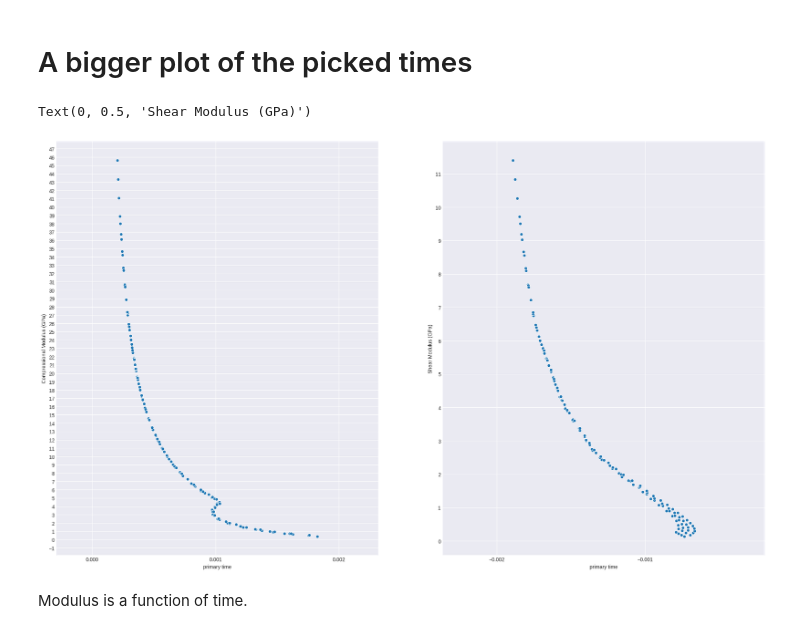
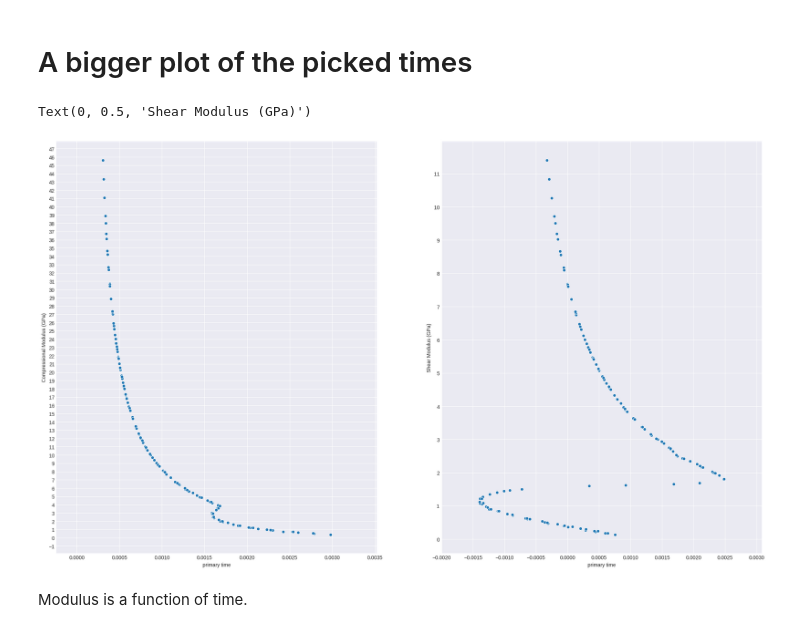
Before and after one commit to navaneethakumar-balasubramanian/rhino_theory, a Jupyter notebook: notebooks/Modeling.ipynb, the cells around one changed output. Saved outputs shown, nothing was run; the diff lists cells and outputs as text; code cells hidden in the pictures.

```diff
--- a/notebooks/Modeling.ipynb
+++ b/notebooks/Modeling.ipynb
@@ -201,23 +226,26 @@ ROCK_RHO_RANGE = (1500, 3000 + 500, 500) # range of the density modeling
 alpha_range = np.arange(*ROCK_ALPHA_RANGE)
 RHO_RANGE = np.arange(*ROCK_RHO_RANGE)
 
-window = 210
+window = 310
 axial_delays = []
 axial_modulus = []
 axial_right_to_left_ratio = []
 axial_center_to_left_ratio = []
 
 
-pipe = Pipe(Rb=Rb, alpha=PIPE_ALPHA, rho=PIPE_RHO, beta=PIPE_BETA)
-wavelets = []
+pipe = Pipe(Rb=Rb, alpha=PIPE_ALPHA, rho=PIPE_RHO, beta=PIPE_BETA, contact_factor=CONTACT_FACTOR_AXIAL)
+
+axial_wavelets = []
 for a, r in tqdm(product(alpha_range, RHO_RANGE), total=len(list(product(alpha_range, RHO_RANGE)))):
     rock = Rock(alpha=a, beta=a, rho=r)
     theoretical = TheoreticalWavelet(pipe, rock, component='axial', nyquist=5000, filterby=BANDPASS_FILTER)
     time = theoretical.get_time_range_for_window(WINDOW)/1000
 
-    w = getattr(theoretical, 'primary_in_time_domain')(window=None, filtered=False)
-    w += theoretical.pegleg_effect(delay_in_ms=DELAY_BITSUB_AXIAL, RC=RC_AXIAL, window=None)
-
+    w = getattr(theoretical, 'primary_in_time_domain')(window=None, filtered=False, skip_derivative=True)
+    w += theoretical.pegleg_effect(delay_in_ms=DELAY_BITSUB_AXIAL, RC=RC_AXIAL, window=None, skip_primary_derivative=True,
+                                    skip_reflected_derivative=True,
+                                    second_derivative_on_reflected=True)
+    axial_to_pipeline = w.copy()
     w = signal.filtfilt(theoretical.fir_taps, 1, w)
     w = theoretical.get_window_from_center(WINDOW, w)
 
@@ -234,6 +262,7 @@ for a, r in tqdm(product(alpha_range, RHO_RANGE), total=len(list(product(alpha_r
 
     mod = ((r/1000)*((a/1000)**2))
     axial_modulus.append(mod)
+    axial_wavelets.append(axial_to_pipeline)
 
 axial_delays = np.asarray(axial_delays)
 # axial_delays = axial_delays + (0.0000001 - axial_delays.min())
@@ -271,22 +302,29 @@ Text(0.5, 1.0, 'CENTER/LHS vs Modulus')
 beta_range = np.arange(*ROCK_BETA_RANGE)
 RHO_RANGE = np.arange(*ROCK_RHO_RANGE)
 
-window = 210
+window = 310
 tangential_delays = []
 tangential_modulus = []
 tangential_right_to_left_ratio = []
 tangential_center_to_left_ratio = []
 
 
-pipe = Pipe(Rb=Rb, alpha=PIPE_ALPHA, rho=PIPE_RHO)
+pipe = Pipe(Rb=Rb, alpha=PIPE_ALPHA, rho=PIPE_RHO, beta=PIPE_BETA, contact_factor=CONTACT_FACTOR_TANGENTIAL)
+
 wavelets = []
 for b, r in tqdm(product(beta_range, RHO_RANGE), total=len(list(product(beta_range, RHO_RANGE)))):
     rock = Rock(beta=b, rho=r, component='tangential')
     theoretical = TheoreticalWavelet(pipe, rock, component='tangential', nyquist=5000, filterby=BANDPASS_FILTER)
     time = theoretical.get_time_range_for_window(WINDOW)/1000
 
-    w = getattr(theoretical, 'primary_in_time_domain')(window=None, filtered=False)
-    w += theoretical.pegleg_effect(delay_in_ms=DELAY_BITSUB_TANGENTIAL, RC=RC_TANGENTIAL, window=None)
+    w = getattr(theoretical, 'primary_in_time_domain')(window=None, filtered=False, skip_derivative=False)
+
+    w += theoretical.pegleg_effect(delay_in_ms=DELAY_BITSUB_TANGENTIAL, RC=RC_TANGENTIAL, window=None,
+                               skip_primary_derivative=False,
+                                skip_reflected_derivative=False,
+                                second_derivative_on_reflected=True)
+#     w = np.gradient(w, theoretical.sampling_interval)
+
     w = signal.filtfilt(theoretical.fir_taps, 1, w)
     w = theoretical.get_window_from_center(WINDOW, w)
 
@@ -349,27 +387,27 @@ sns.distplot(tangential_delays, label='tangential_time', ax=ax2, kde=False, bins
 # %%
 import matplotlib.ticker as ticker
 
 
 fig, axes = plt.subplots(1, 2, figsize=(25,15), dpi=100, sharey=False)
 sns.scatterplot(axial_delays, axial_modulus, ax=axes[0])
 sns.scatterplot(tangential_delays, tangential_modulus, ax=axes[1])
 for ax in axes.ravel():
     ax.yaxis.set_major_locator(ticker.MultipleLocator(1))
-    ax.xaxis.set_major_locator(ticker.MultipleLocator(0.001))
+    ax.xaxis.set_major_locator(ticker.MultipleLocator(0.0005))
     ax.xaxis.set_major_formatter(ticker.ScalarFormatter())
 
 axes[0].set_xlabel('primary time')
 axes[0].set_ylabel('Compressional Modulus (GPa)')
 
 axes[1].set_xlabel('primary time')
 axes[1].set_ylabel('Shear Modulus (GPa)')
 #     ax.set_ylim(0, MODULUS_RANGE[1])
 
 # axes[0].set_xlim(0.0005, 0.0012)
 # axes[1].set_xlim(-.002, -.0015)
 # %% [output]
 Text(0, 0.5, 'Shear Modulus (GPa)')
-[figure, old version]
+[figure, new version]
 # %% [markdown]
 Modulus is a function of time.
 # %% [markdown]
```
Also changed, not shown: parts of 8 cells of this notebook.
